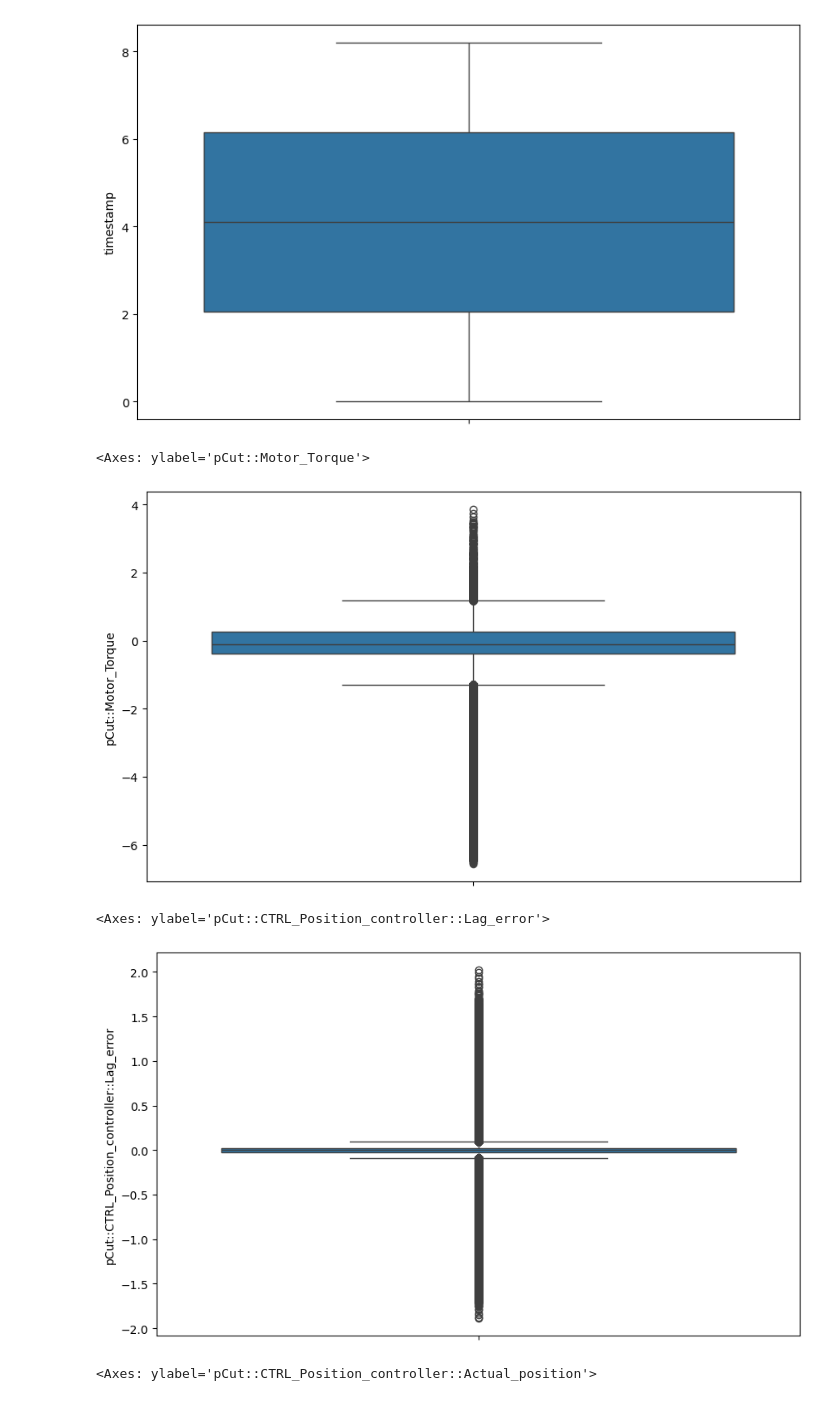
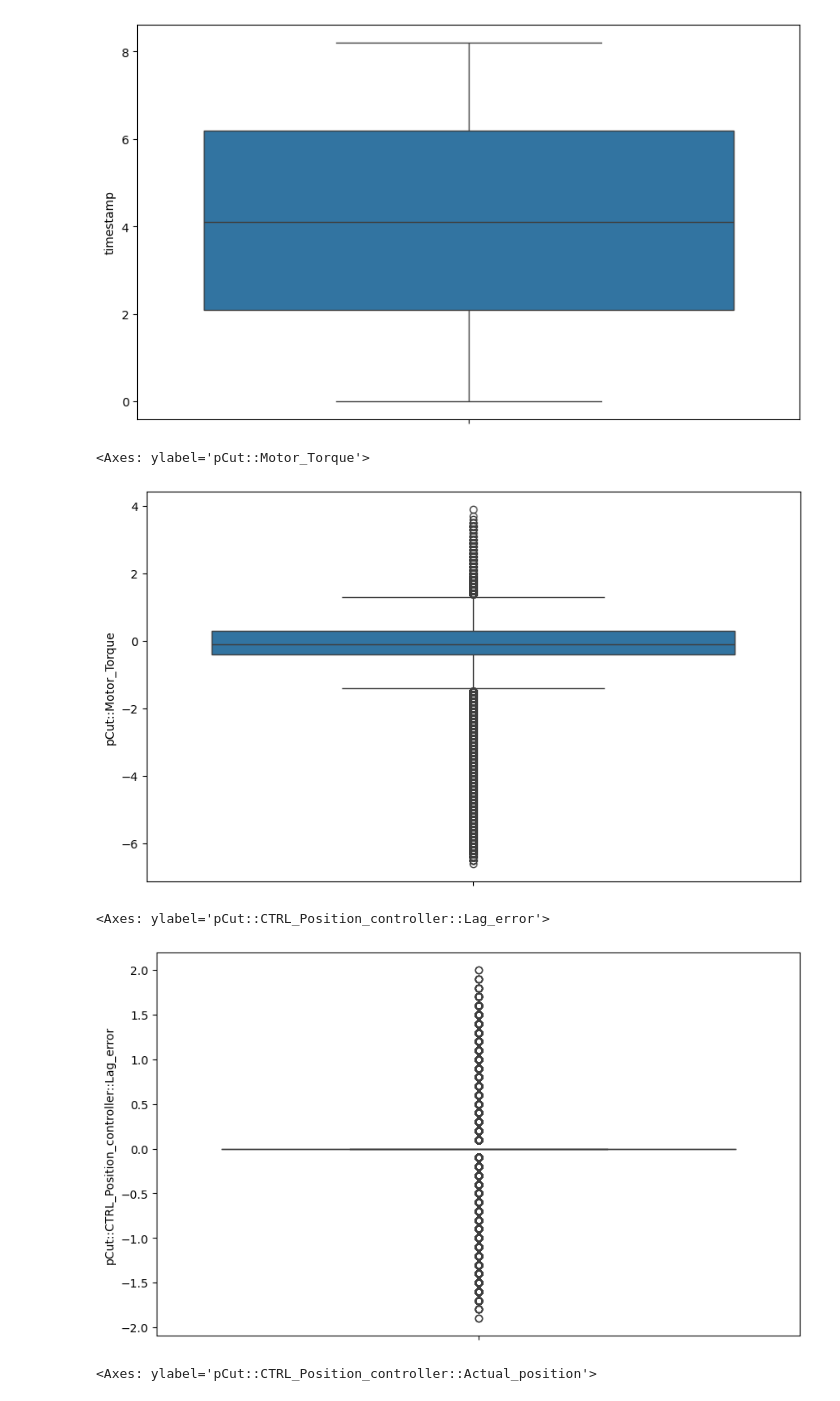
Before and after one commit to maketas1/CuartetoCalavera, a Jupyter notebook: proyecto_Jaime.ipynb, the cells around one changed output. Saved outputs shown, nothing was run; the diff lists cells and outputs as text; code cells hidden in the pictures.

```diff
--- a/proyecto_Jaime.ipynb
+++ b/proyecto_Jaime.ipynb
@@ -68,7 +68,7 @@ Name: count, Length: 517, dtype: int64
 # Ejercicio 3
 # %%
 df1_copia = df1.copy()
-df1_copia = np.round(df1_copia, 2)
+df1_copia = np.round(df1_copia, 1)
 df1_copia
 # %% [output]
 |  | timestamp | pCut::Motor_Torque | pCut::CTRL_Position_controller::L... | pCut::CTRL_Position_controller::A... | pCut::CTRL_Position_controller::A... | ... |
@@ -267,24 +267,24 @@ sns.boxplot(
 fig, ax = plt.subplots(figsize=(10, 6))
 
 sns.boxplot(
-    data=df1,
+    data=df1_copia,
     y='pCut::Motor_Torque',
     ax=ax
 )
 # %% [output]
 <Axes: ylabel='pCut::Motor_Torque'>
-[figure, old version]
+[figure, new version]
 # %%
 fig, ax = plt.subplots(figsize=(10, 6))
 
 sns.boxplot(
-    data=df1,
+    data=df1_copia,
     y='pCut::CTRL_Position_controller::Lag_error',
     ax=ax
 )
 # %% [output]
 <Axes: ylabel='pCut::CTRL_Position_controller::Lag_error'>
-[figure, old version]
+[figure, new version]
 # %%
 fig, ax = plt.subplots(figsize=(10, 6))
 
```
Also changed, not shown: parts of 17 cells of this notebook.
